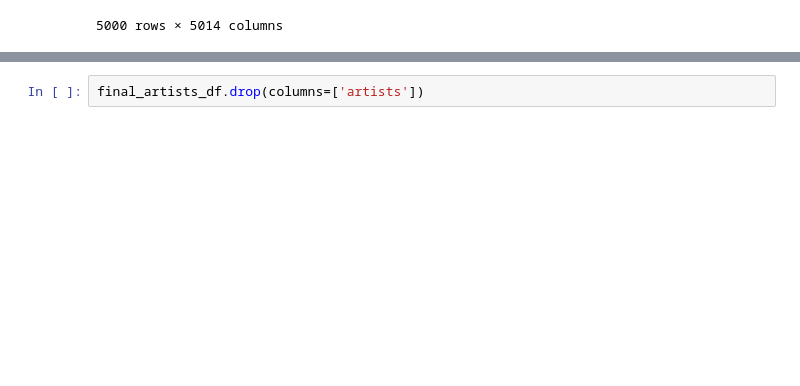
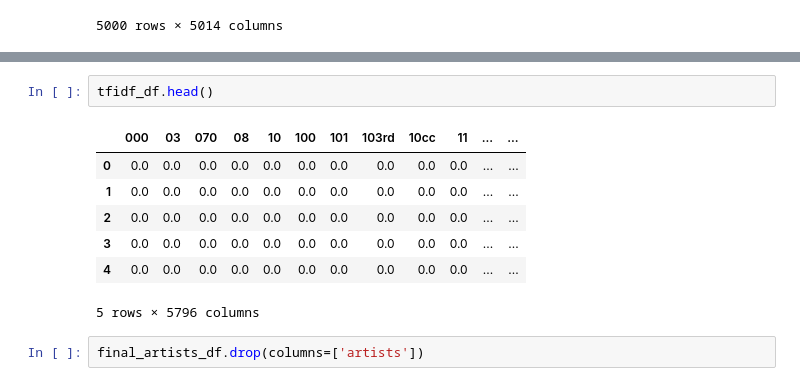
Before and after one commit to J4QK2/MusicRecommendationSystem, a Jupyter notebook: musicRecommendation.ipynb, the cells around one changed output, grey strips where cells are left out. Drawn from its saved outputs; the diff is of its cells as text; blank space fills up the shorter version.

```diff
--- a/musicRecommendation.ipynb
+++ b/musicRecommendation.ipynb
@@ -266,6 +252,16 @@ final_artists_df.head()
 | 2 | 1 | 7 | 0.856571 | "Fiddler On The Roof” Motion Pict... | 0.348286 | 328920.000000 | 0.286571 | 0.024593 | ... |
 | 3 | 1 | 27 | 0.884926 | "Fiddler On The Roof” Motion Pict... | 0.425074 | 262890.962963 | 0.245770 | 0.073587 | ... |
 | 4 | 1 | 7 | 0.510714 | "Joseph And The Amazing Technicol... | 0.467143 | 270436.142857 | 0.488286 | 0.009400 | ... |
+# %%
+tfidf_df.head()
+# %% [output]
+|  | 000 | 03 | 070 | 08 | 10 | 100 | 101 | 103rd | 10cc | 11 | ... | ... |
+| 0 | 0.0 | 0.0 | 0.0 | 0.0 | 0.0 | 0.0 | 0.0 | 0.0 | 0.0 | 0.0 | ... | ... |
+| 1 | 0.0 | 0.0 | 0.0 | 0.0 | 0.0 | 0.0 | 0.0 | 0.0 | 0.0 | 0.0 | ... | ... |
+| 2 | 0.0 | 0.0 | 0.0 | 0.0 | 0.0 | 0.0 | 0.0 | 0.0 | 0.0 | 0.0 | ... | ... |
+| 3 | 0.0 | 0.0 | 0.0 | 0.0 | 0.0 | 0.0 | 0.0 | 0.0 | 0.0 | 0.0 | ... | ... |
+| 4 | 0.0 | 0.0 | 0.0 | 0.0 | 0.0 | 0.0 | 0.0 | 0.0 | 0.0 | 0.0 | ... | ... |
+5 rows × 5796 columns
 # %%
 final_artists_df.drop(columns=['artists'])
 # %% [output]
```
Also changed, not shown: parts of 9 cells of this notebook, 1 other file.
